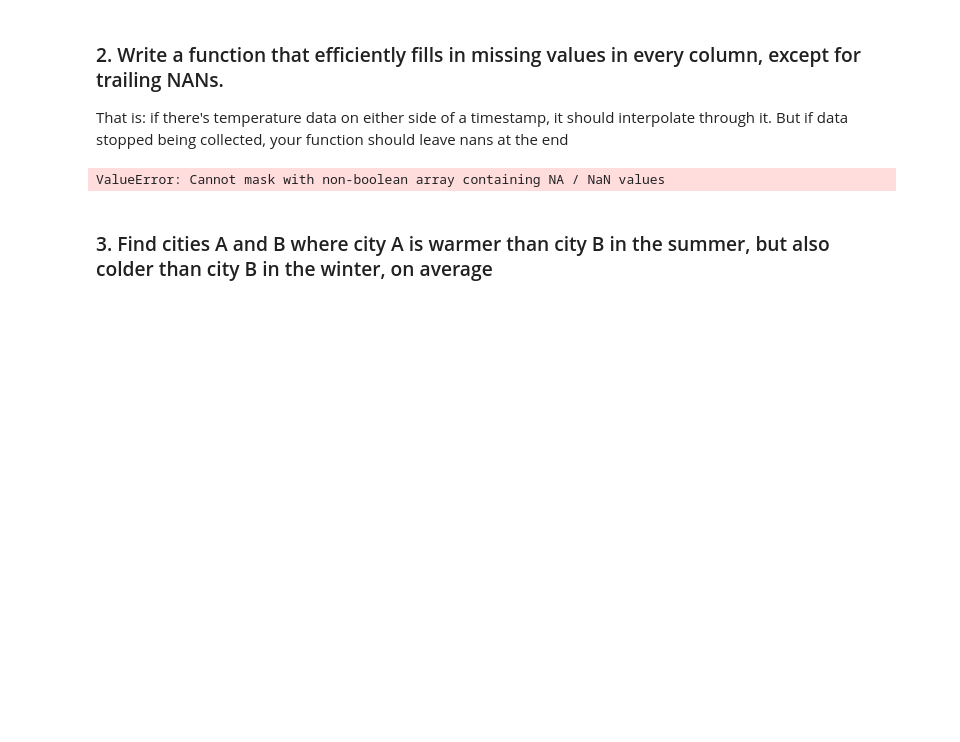
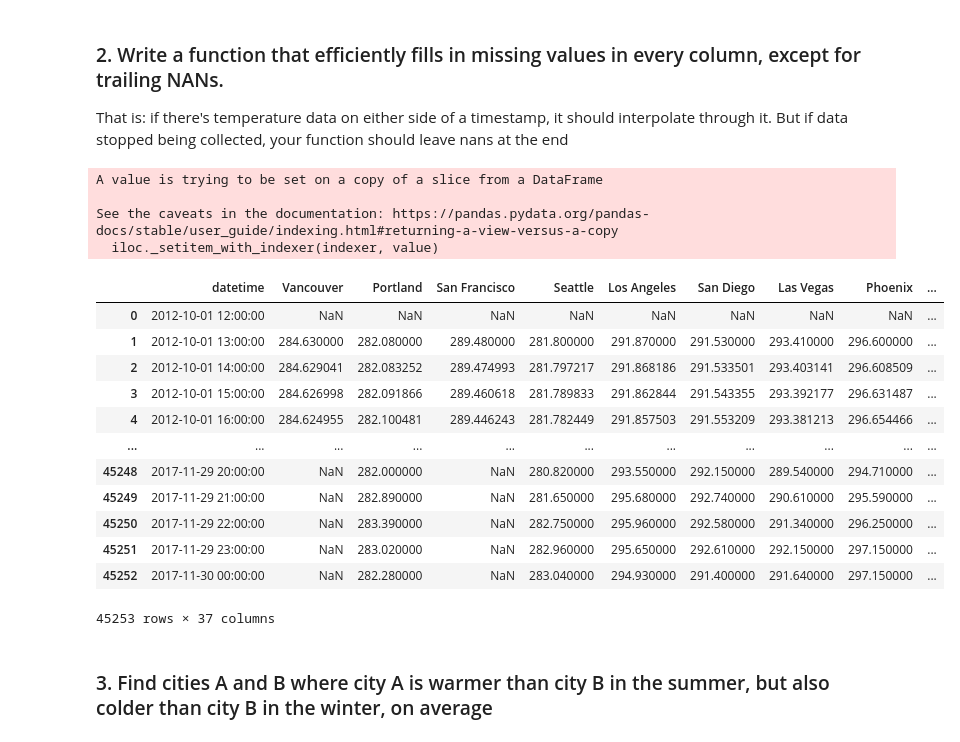
Before and after one commit to ytaiwo/Homework, a Jupyter notebook: week_11/Week11_Homework.ipynb, the cells around one changed output. Drawn from its saved outputs; the diff is of its cells as text; code cells hidden in the pictures; blank space fills up the shorter version.

```diff
--- a/week_11/Week11_Homework.ipynb
+++ b/week_11/Week11_Homework.ipynb
@@ -91,7 +64,36 @@ def missing_val(df):
+# %%
+def missing_val(df):
+    for column in df.columns[1:]:
+
+        valid_df = df.loc[df[column].first_valid_index(): df[column].last_valid_index(),['datetime', column]]
+
+        x = valid_df['datetime']
+        knowns = valid_df.loc[~valid_df[column].isnull(), ['datetime', column]]
+        xp = knowns['datetime']
+        fp = np.array(knowns[column])
+
+        df[column].loc[df[column].first_valid_index():df[column].last_valid_index()] = np.interp(x, xp, fp)
+    return df
 # %%
-missing_val(df).head()
+missing_val(df)
 # %% [output]
-ValueError: Cannot mask with non-boolean array containing NA / NaN values
+A value is trying to be set on a copy of a slice from a DataFrame
+
+See the caveats in the documentation: https://pandas.pydata.org/pandas-docs/stable/user_guide/indexing.html#returning-a-view-versus-a-copy
+  iloc._setitem_with_indexer(indexer, value)
+|  | datetime | Vancouver | Portland | San Francisco | Seattle | Los Angeles | San Diego | Las Vegas | Phoenix | ... |
+| 0 | 2012-10-01 12:00:00 | NaN | NaN | NaN | NaN | NaN | NaN | NaN | NaN | ... |
+| 1 | 2012-10-01 13:00:00 | 284.630000 | 282.080000 | 289.480000 | 281.800000 | 291.870000 | 291.530000 | 293.410000 | 296.600000 | ... |
+| 2 | 2012-10-01 14:00:00 | 284.629041 | 282.083252 | 289.474993 | 281.797217 | 291.868186 | 291.533501 | 293.403141 | 296.608509 | ... |
+| 3 | 2012-10-01 15:00:00 | 284.626998 | 282.091866 | 289.460618 | 281.789833 | 291.862844 | 291.543355 | 293.392177 | 296.631487 | ... |
+| 4 | 2012-10-01 16:00:00 | 284.624955 | 282.100481 | 289.446243 | 281.782449 | 291.857503 | 291.553209 | 293.381213 | 296.654466 | ... |
+| ... | ... | ... | ... | ... | ... | ... | ... | ... | ... | ... |
+| 45248 | 2017-11-29 20:00:00 | NaN | 282.000000 | NaN | 280.820000 | 293.550000 | 292.150000 | 289.540000 | 294.710000 | ... |
+| 45249 | 2017-11-29 21:00:00 | NaN | 282.890000 | NaN | 281.650000 | 295.680000 | 292.740000 | 290.610000 | 295.590000 | ... |
+| 45250 | 2017-11-29 22:00:00 | NaN | 283.390000 | NaN | 282.750000 | 295.960000 | 292.580000 | 291.340000 | 296.250000 | ... |
+| 45251 | 2017-11-29 23:00:00 | NaN | 283.020000 | NaN | 282.960000 | 295.650000 | 292.610000 | 292.150000 | 297.150000 | ... |
+| 45252 | 2017-11-30 00:00:00 | NaN | 282.280000 | NaN | 283.040000 | 294.930000 | 291.400000 | 291.640000 | 297.150000 | ... |
+45253 rows × 37 columns
 # %% [markdown]
 ### 3. Find cities A and B where city A is warmer than city B in the summer, but also colder than city B in the winter, on average
 # %%
```
Also changed, not shown: parts of 5 cells of this notebook, 6 other files.
